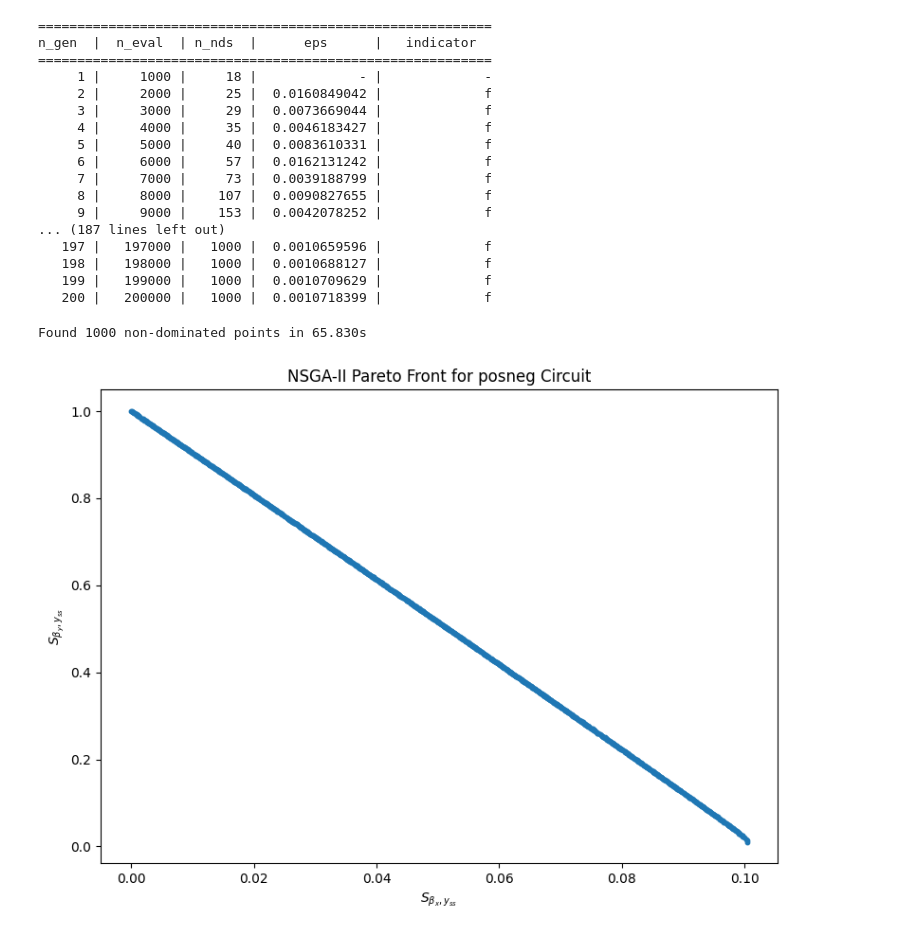
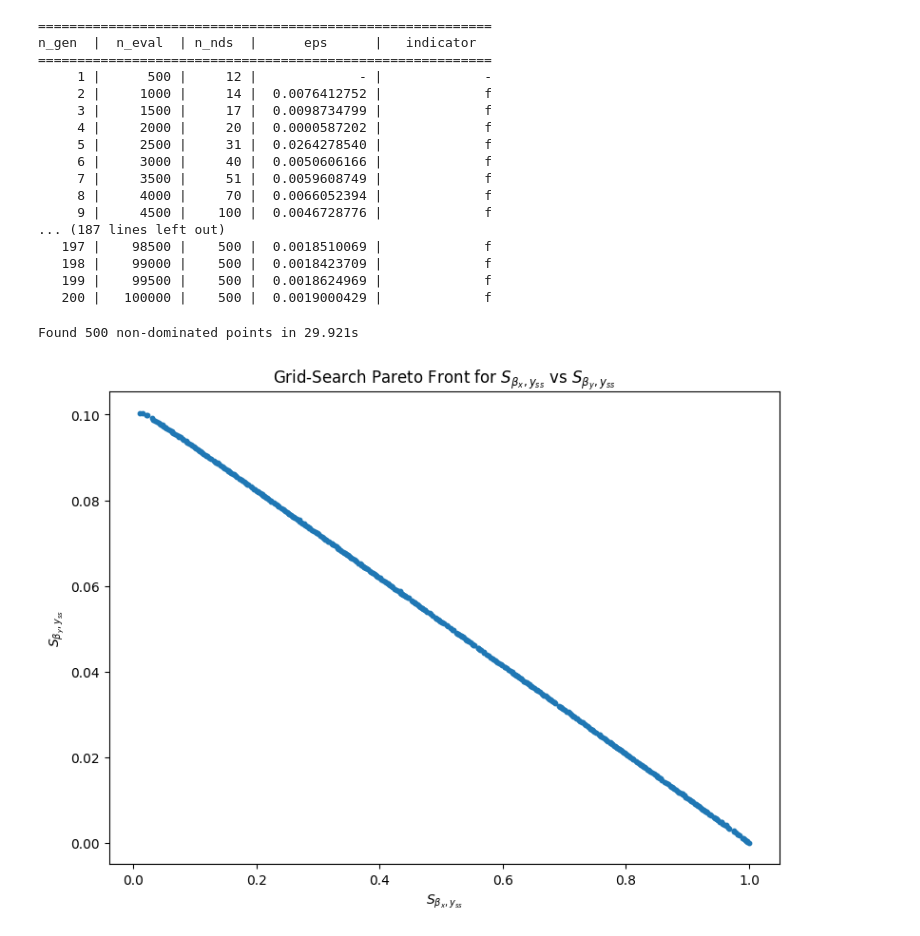
Before and after one commit to DangTranQL/SA, a Jupyter notebook: libmoon_main/0v2.ipynb, the cells around one changed output. Cells and saved outputs as stored; diff of their text form; code cells hidden in the pictures.

Commit message:
all plots

```diff
--- a/libmoon_main/0v2.ipynb
+++ b/libmoon_main/0v2.ipynb
@@ -179,7 +179,7 @@ class Sensitivity(ElementwiseProblem):
             ]
 
 # Run NSGA-II optimization
-algorithm = NSGA2(pop_size=1000)  # Population size
+algorithm = NSGA2(pop_size=500)  # Population size
 res = minimize(
     Sensitivity(),
     algorithm,
@@ -191,34 +191,34 @@ res = minimize(
 ==========================================================
 n_gen  |  n_eval  | n_nds  |      eps      |   indicator
 ==========================================================
-     1 |     1000 |     18 |             - |             -
-     2 |     2000 |     25 |  0.0160849042 |             f
-     3 |     3000 |     29 |  0.0073669044 |             f
-     4 |     4000 |     35 |  0.0046183427 |             f
-     5 |     5000 |     40 |  0.0083610331 |             f
-     6 |     6000 |     57 |  0.0162131242 |             f
-     7 |     7000 |     73 |  0.0039188799 |             f
-     8 |     8000 |    107 |  0.0090827655 |             f
-     9 |     9000 |    153 |  0.0042078252 |             f
+     1 |      500 |     12 |             - |             -
+     2 |     1000 |     14 |  0.0076412752 |             f
+     3 |     1500 |     17 |  0.0098734799 |             f
+     4 |     2000 |     20 |  0.0000587202 |             f
+     5 |     2500 |     31 |  0.0264278540 |             f
+     6 |     3000 |     40 |  0.0050606166 |             f
+     7 |     3500 |     51 |  0.0059608749 |             f
+     8 |     4000 |     70 |  0.0066052394 |             f
+     9 |     4500 |    100 |  0.0046728776 |             f
 ... (187 lines left out)
-   197 |   197000 |   1000 |  0.0010659596 |             f
-   198 |   198000 |   1000 |  0.0010688127 |             f
-   199 |   199000 |   1000 |  0.0010709629 |             f
-   200 |   200000 |   1000 |  0.0010718399 |             f
+   197 |    98500 |    500 |  0.0018510069 |             f
+   198 |    99000 |    500 |  0.0018423709 |             f
+   199 |    99500 |    500 |  0.0018624969 |             f
+   200 |   100000 |    500 |  0.0019000429 |             f
 # %%
 
 # Extract and plot results
 F = res.F  # Objective values (sensitivities)
 X = res.X  # Parameter values (beta_x, beta_y, n)
 print(f"Found {F.shape[0]} non-dominated points in {res.exec_time:.3f}s")
 
 plt.figure(figsize=(8, 6))
-plt.scatter(F[:, 0], F[:, 1], s=10)
+plt.scatter(F[:, 1], F[:, 0], s=10)
 plt.xlabel(r'$S_{\beta_x,y_{ss}}$')  # Sensitivity of yss to beta_x
 plt.ylabel(r'$S_{\beta_y,y_{ss}}$')  # Sensitivity of yss to beta_y
-plt.title('NSGA-II Pareto Front for posneg Circuit')
+plt.title(r'Grid-Search Pareto Front for $S_{\beta_x,y_{ss}}$ vs $S_{\beta_y,y_{ss}}$')
 plt.tight_layout()
 plt.show()
 # %% [output]
-Found 1000 non-dominated points in 65.830s
+Found 500 non-dominated points in 29.921s
-[figure, old version]
+[figure, new version]
```
Also changed, not shown: 8 other files.
